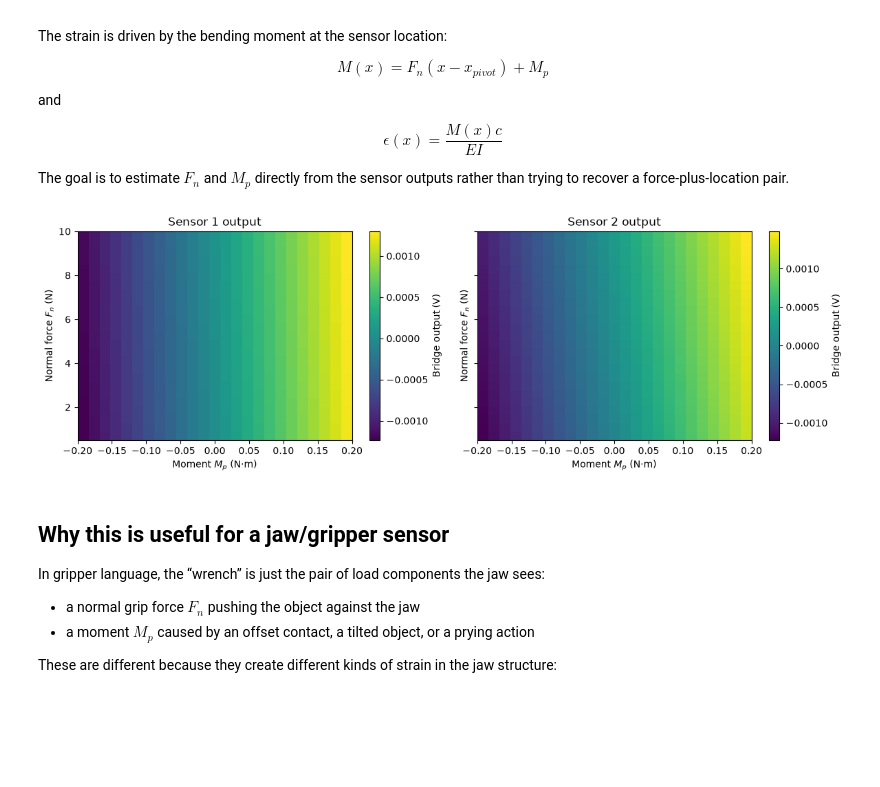
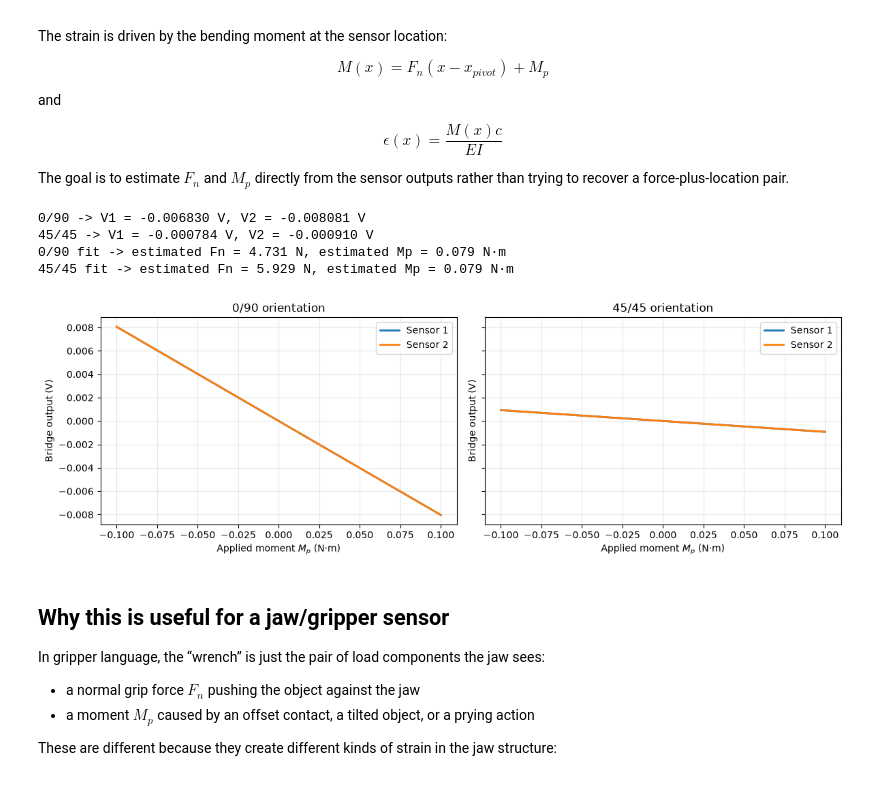
Before and after one commit to MZhouItsg/StrainSimTesting, a Jupyter notebook: 260629test.ipynb, the cells around one changed output. Saved outputs shown, nothing was run; the diff lists cells and outputs as text; code cells hidden in the pictures; blank space fills up the shorter version.

```diff
--- a/260629test.ipynb
+++ b/260629test.ipynb
@@ -952,12 +952,13 @@ import numpy as np
 import matplotlib.pyplot as plt
 
 # ==============================
-# Better MEMS-style jaw-load model
+# Strain-tensor-based jaw-load model
 # ==============================
 L = 0.02
 E = 200e9
 b = 0.008
 t = 0.002
+nu = 0.3
 I = b * t**3 / 12
 c = t / 2
 
@@ -969,31 +970,38 @@ R0 = 350
 GF = 2.0
 Vex = 3.3
 G = 20
-h_mem = 50e-6
 
 
-def beam_strain_from_jaw_load(Fn, Mp, x):
+def beam_strain_tensor(Fn, Mp, x):
     # Normal grip force creates bending moment about the chosen pivot.
     # The moment term captures prying/twisting from offset tissue contact.
     M = Fn * (x - pivot) + Mp
-    return M * c / (E * I)
+    eps_x = M * c / (E * I)
+    eps_y = -nu * eps_x
+    gamma_xy = 0.15 * eps_x  # small shear-like coupling so 45° gauges matter
+    return eps_x, eps_y, gamma_xy
 
 
-def mems_bridge_output(eps, orientation='0/90', G=G, h_mem=h_mem):
-    """More physical bridge model with orientation-dependent sign pattern."""
-    eps0 = G * eps
+def gauge_strain(eps_x, eps_y, gamma_xy, angle_deg):
+    theta = np.deg2rad(angle_deg)
+    c = np.cos(theta)
+    s = np.sin(theta)
+    return eps_x * c**2 + eps_y * s**2 + gamma_xy * s * c
 
+
+def mems_bridge_output(eps_x, eps_y, gamma_xy, orientation='0/90', G=G):
+    """Bridge output from a true strain tensor and resistor orientations."""
     if orientation == '0/90':
-        # Common bending-oriented layout: opposite-signed strain on adjacent arms.
-        y = np.array([-0.5, 0.5, 0.5, -0.5]) * h_mem
+        # One pair along x, one pair along y
+        angles = np.array([0.0, 90.0, 90.0, 0.0])
     elif orientation == '45/45':
-        # Mixed-mode layout: the sign pattern is rotated to emphasize shear/mixed loading.
-        y = np.array([-0.5, 0.5, -0.5, 0.5]) * h_mem
+        # One pair at +45°, one pair at -45°
+        angles = np.array([45.0, -45.0, -45.0, 45.0])
     else:
         raise ValueError("orientation must be '0/90' or '45/45'")
 
-    kappa = eps0 / max(h_mem, 1e-12)
-    eps_local = eps0 + kappa * y
+    strains = np.array([gauge_strain(eps_x, eps_y, gamma_xy, a) for a in angles])
+    eps_local = G * strains
 
     R1 = R0 * (1 + GF * eps_local[0])
     R2 = R0 * (1 + GF * eps_local[1])
@@ -1004,7 +1012,7 @@ def mems_bridge_output(eps, orientation='0/90', G=G, h_mem=h_mem):
 
 
 # ==============================
-# Compare 0/90 vs 45/45 response for one jaw load
+# Compare 0/90 vs 45/45 using true gauge orientations
 # ==============================
 true_Fn = 5.0
 true_Mp = 0.08
@@ -1012,10 +1020,11 @@ SNR = 50
 rng = np.random.default_rng(7)
 
 for orientation in ['0/90', '45/45']:
-    eps1 = beam_strain_from_jaw_load(true_Fn, true_Mp, x1)
-    eps2 = beam_strain_from_jaw_load(true_Fn, true_Mp, x2)
-    V1_true = mems_bridge_output(eps1, orientation=orientation)
-    V2_true = mems_bridge_output(eps2, orientation=orientation)
+    eps_x1, eps_y1, gamma1 = beam_strain_tensor(true_Fn, true_Mp, x1)
+    eps_x2, eps_y2, gamma2 = beam_strain_tensor(true_Fn, true_Mp, x2)
+
+    V1_true = mems_bridge_output(eps_x1, eps_y1, gamma1, orientation=orientation)
+    V2_true = mems_bridge_output(eps_x2, eps_y2, gamma2, orientation=orientation)
 
     noise1 = V1_true / SNR * rng.normal()
     noise2 = V2_true / SNR * rng.normal()
@@ -1032,10 +1041,10 @@ Fn_grid = np.linspace(0.5, 10, 120)
 Mp_grid = np.linspace(-0.2, 0.2, 140)
 
 for orientation in ['0/90', '45/45']:
-    eps1_true = beam_strain_from_jaw_load(true_Fn, true_Mp, x1)
-    eps2_true = beam_strain_from_jaw_load(true_Fn, true_Mp, x2)
-    V1_true = mems_bridge_output(eps1_true, orientation=orientation)
-    V2_true = mems_bridge_output(eps2_true, orientation=orientation)
+    eps_x1_true, eps_y1_true, gamma1_true = beam_strain_tensor(true_Fn, true_Mp, x1)
+    eps_x2_true, eps_y2_true, gamma2_true = beam_strain_tensor(true_Fn, true_Mp, x2)
+    V1_true = mems_bridge_output(eps_x1_true, eps_y1_true, gamma1_true, orientation=orientation)
+    V2_true = mems_bridge_output(eps_x2_true, eps_y2_true, gamma2_true, orientation=orientation)
 
     noise1 = V1_true / SNR * rng.normal()
     noise2 = V2_true / SNR * rng.normal()
@@ -1048,46 +1057,50 @@ for orientation in ['0/90', '45/45']:
 
     for Fn in Fn_grid:
         for Mp in Mp_grid:
-            eps1_pred = beam_strain_from_jaw_load(Fn, Mp, x1)
-            eps2_pred = beam_strain_from_jaw_load(Fn, Mp, x2)
-            V1_pred = mems_bridge_output(eps1_pred, orientation=orientation)
-            V2_pred = mems_bridge_output(eps2_pred, orientation=orientation)
+            eps_x1_pred, eps_y1_pred, gamma1_pred = beam_strain_tensor(Fn, Mp, x1)
+            eps_x2_pred, eps_y2_pred, gamma2_pred = beam_strain_tensor(Fn, Mp, x2)
+            V1_pred = mems_bridge_output(eps_x1_pred, eps_y1_pred, gamma1_pred, orientation=orientation)
+            V2_pred = mems_bridge_output(eps_x2_pred, eps_y2_pred, gamma2_pred, orientation=orientation)
             err = (V1_pred - V1_meas) ** 2 + (V2_pred - V2_meas) ** 2
             if err < best_error:
                 best_error = err
                 best_Fn = Fn
                 best_Mp = Mp
 
     print(f"{orientation} fit -> estimated Fn = {best_Fn:.3f} N, estimated Mp = {best_Mp:.3f} N·m")
 
 
 # ==============================
-# Simple orientation sensitivity plot
+# Orientation response plot using true strain tensor
 # ==============================
 Mp_values = np.linspace(-0.1, 0.1, 50)
 fig, axes = plt.subplots(1, 2, figsize=(12, 4), sharey=True)
 
 for ax, orientation in zip(axes, ['0/90', '45/45']):
     V1_vals = []
     V2_vals = []
     for Mp in Mp_values:
-        eps1 = beam_strain_from_jaw_load(0.0, Mp, x1)
-        eps2 = beam_strain_from_jaw_load(0.0, Mp, x2)
-        V1_vals.append(mems_bridge_output(eps1, orientation=orientation))
-        V2_vals.append(mems_bridge_output(eps2, orientation=orientation))
+        eps_x1, eps_y1, gamma1 = beam_strain_tensor(0.0, Mp, x1)
+        eps_x2, eps_y2, gamma2 = beam_strain_tensor(0.0, Mp, x2)
+        V1_vals.append(mems_bridge_output(eps_x1, eps_y1, gamma1, orientation=orientation))
+        V2_vals.append(mems_bridge_output(eps_x2, eps_y2, gamma2, orientation=orientation))
 
     ax.plot(Mp_values, V1_vals, label='Sensor 1', lw=2)
     ax.plot(Mp_values, V2_vals, label='Sensor 2', lw=2)
     ax.set_xlabel('Applied moment $M_p$ (N·m)')
     ax.set_ylabel('Bridge output (V)')
     ax.set_title(f'{orientation} orientation')
     ax.grid(alpha=0.3)
     ax.legend()
 
 plt.tight_layout()
 plt.show()
 # %% [output]
+0/90 -> V1 = -0.006830 V, V2 = -0.008081 V
+45/45 -> V1 = -0.000784 V, V2 = -0.000910 V
+0/90 fit -> estimated Fn = 4.731 N, estimated Mp = 0.079 N·m
+45/45 fit -> estimated Fn = 5.929 N, estimated Mp = 0.079 N·m
-[figure, old version]
+[figure, new version]
 # %% [markdown]
 ## Why this is useful for a jaw/gripper sensor
 
```
Also changed, not shown: parts of 8 cells of this notebook.
